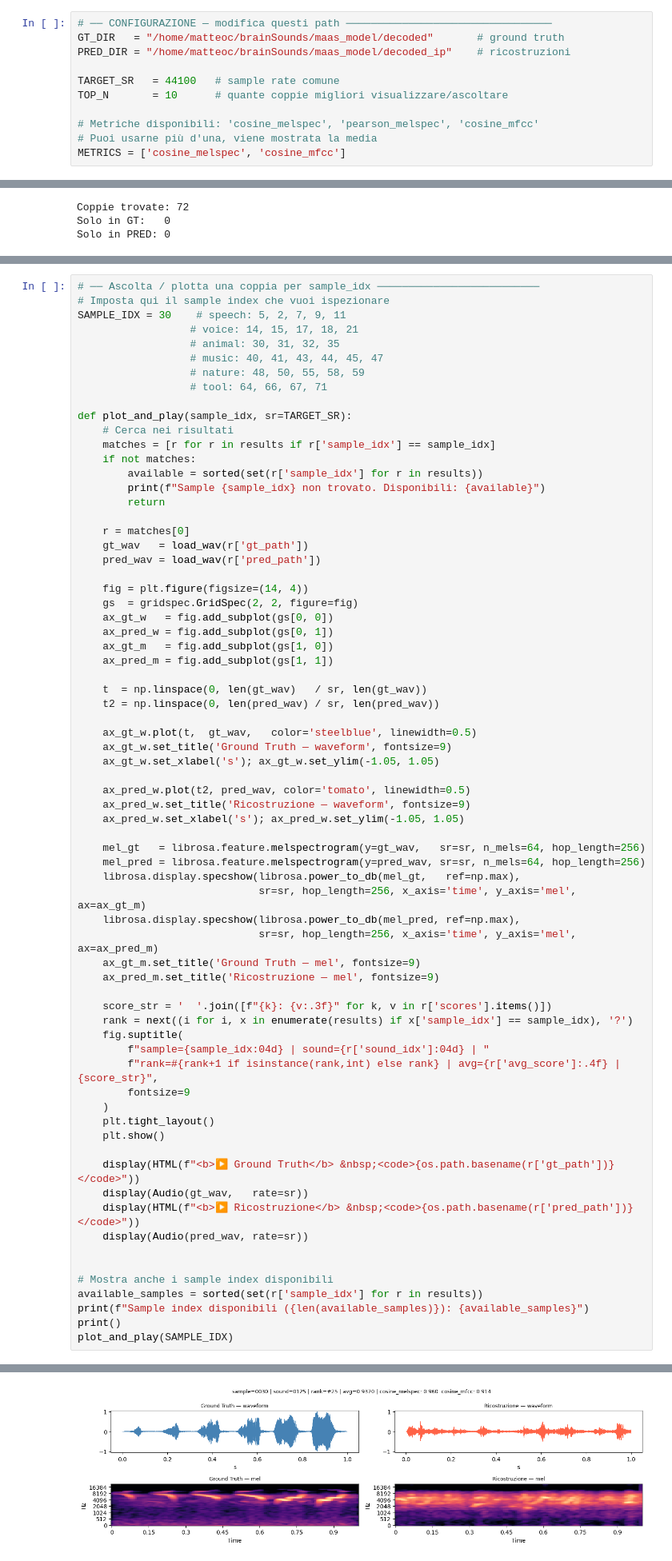
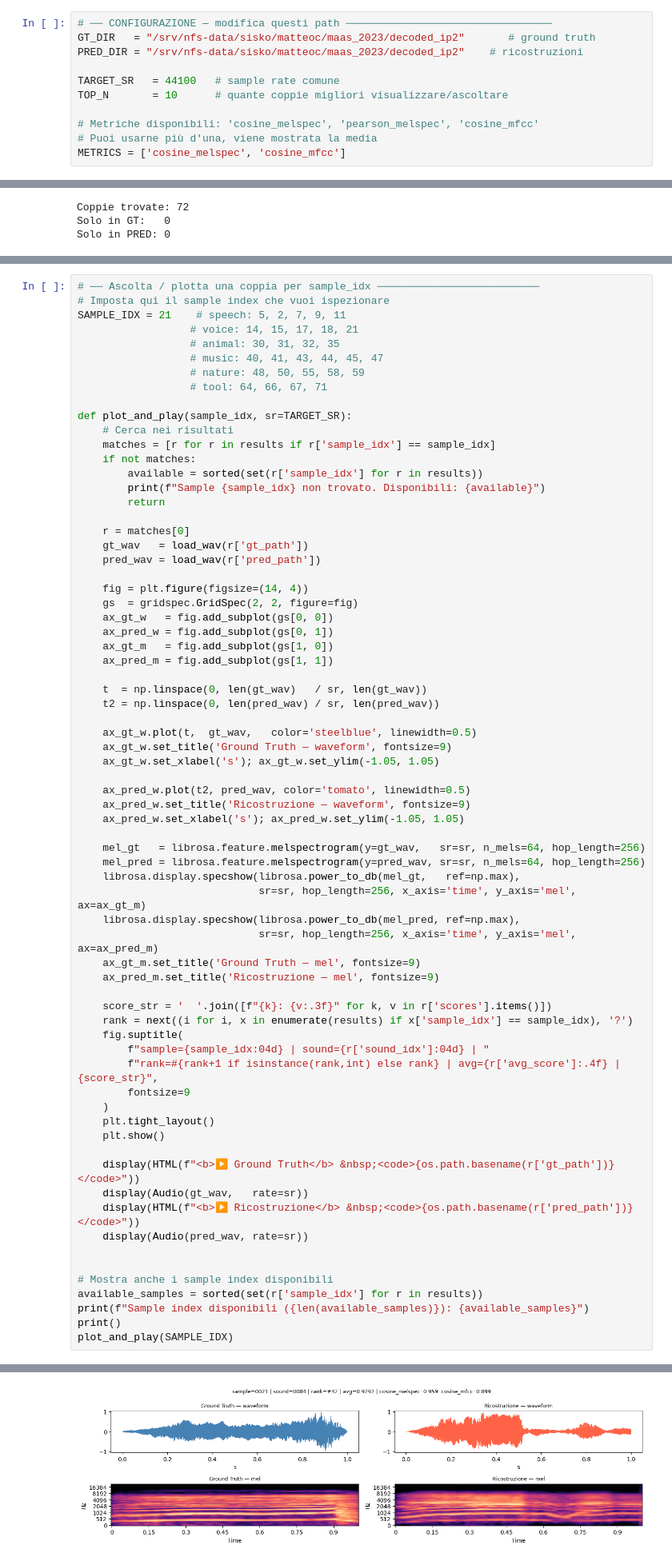
Before and after one commit to mattciff5/brainSounds, a Jupyter notebook: maas_model/evaluate_reconstructions.ipynb, the cells around one changed output, grey strips where cells are left out. Shown at 80% size. Saved outputs shown, nothing was run; the diff lists cells and outputs as text.

```diff
--- a/maas_model/evaluate_reconstructions.ipynb
+++ b/maas_model/evaluate_reconstructions.ipynb
@@ -21,8 +21,8 @@ from scipy.spatial.distance import cosine
 from scipy.stats import pearsonr
 # %%
 # ── CONFIGURAZIONE — modifica questi path ─────────────────────────────────
-GT_DIR   = "/home/matteoc/brainSounds/maas_model/decoded"       # ground truth
-PRED_DIR = "/home/matteoc/brainSounds/maas_model/decoded_ip"    # ricostruzioni
+GT_DIR   = "/srv/nfs-data/sisko/matteoc/maas_2023/decoded_ip2"       # ground truth
+PRED_DIR = "/srv/nfs-data/sisko/matteoc/maas_2023/decoded_ip2"    # ricostruzioni
 
 TARGET_SR   = 44100   # sample rate comune
 TOP_N       = 10      # quante coppie migliori visualizzare/ascoltare
@@ -197,7 +197,7 @@ Min:                           0.8735
 # %%
 # ── Ascolta / plotta una coppia per sample_idx ──────────────────────────
 # Imposta qui il sample index che vuoi ispezionare
-SAMPLE_IDX = 30    # speech: 5, 2, 7, 9, 11
+SAMPLE_IDX = 21    # speech: 5, 2, 7, 9, 11
                   # voice: 14, 15, 17, 18, 21
                   # animal: 30, 31, 32, 35
                   # music: 40, 41, 43, 44, 45, 47
@@ -239,31 +239,31 @@ def plot_and_play(sample_idx, sr=TARGET_SR):
     librosa.display.specshow(librosa.power_to_db(mel_gt,   ref=np.max),
                              sr=sr, hop_length=256, x_axis='time', y_axis='mel', ax=ax_gt_m)
     librosa.display.specshow(librosa.power_to_db(mel_pred, ref=np.max),
                              sr=sr, hop_length=256, x_axis='time', y_axis='mel', ax=ax_pred_m)
     ax_gt_m.set_title('Ground Truth — mel', fontsize=9)
     ax_pred_m.set_title('Ricostruzione — mel', fontsize=9)
 
     score_str = '  '.join([f"{k}: {v:.3f}" for k, v in r['scores'].items()])
     rank = next((i for i, x in enumerate(results) if x['sample_idx'] == sample_idx), '?')
     fig.suptitle(
         f"sample={sample_idx:04d} | sound={r['sound_idx']:04d} | "
         f"rank=#{rank+1 if isinstance(rank,int) else rank} | avg={r['avg_score']:.4f} | {score_str}",
         fontsize=9
     )
     plt.tight_layout()
     plt.show()
 
     display(HTML(f"<b>▶ Ground Truth</b> &nbsp;<code>{os.path.basename(r['gt_path'])}</code>"))
     display(Audio(gt_wav,   rate=sr))
     display(HTML(f"<b>▶ Ricostruzione</b> &nbsp;<code>{os.path.basename(r['pred_path'])}</code>"))
     display(Audio(pred_wav, rate=sr))
 
 
 # Mostra anche i sample index disponibili
 available_samples = sorted(set(r['sample_idx'] for r in results))
 print(f"Sample index disponibili ({len(available_samples)}): {available_samples}")
 print()
 plot_and_play(SAMPLE_IDX)
 # %% [output]
 Sample index disponibili (72): [0, 1, 2, 3, 4, 5, 6, 7, 8, 9, 10, 11, 12, 13, 14, 15, 16, 17, 18, 19, 20, 21, 22, 23, 24, 25, 26, 27, 28, 29, 30, 31, 32, 33, 34, 35, 36, 37, 38, 39, 40, 41, 42, 43, 44 ...
-[figure, old version]
+[figure, new version]
```
Also changed, not shown: parts of 5 cells of this notebook, 11 other files.
